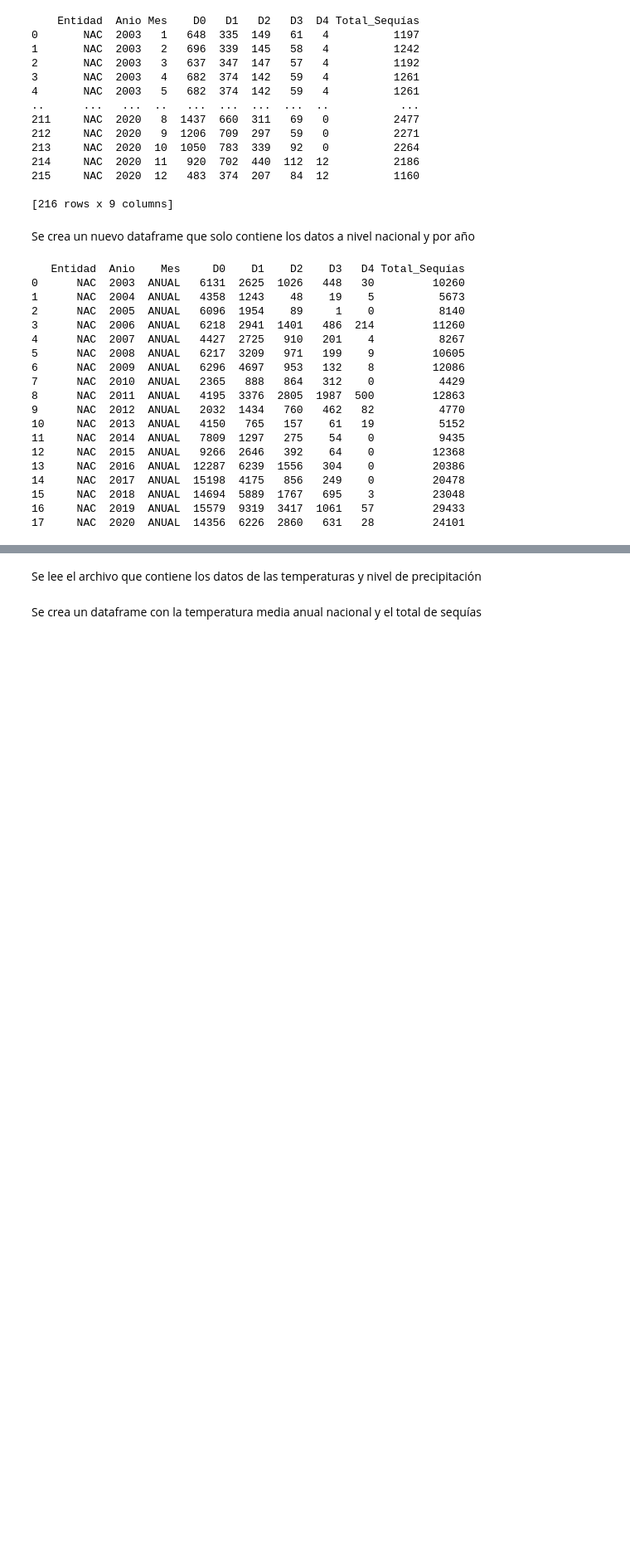
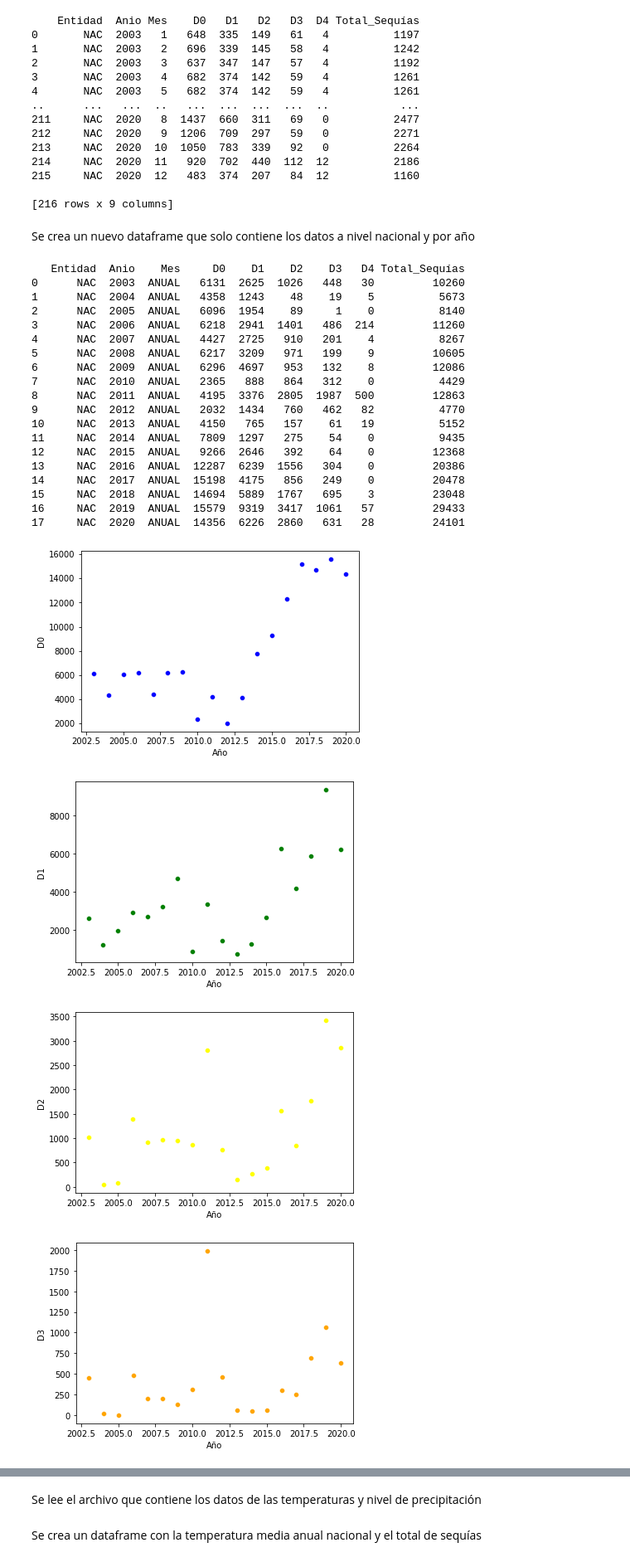
Before and after one commit to AdrianDiazGaxiola/Proyecto-Final, a Jupyter notebook: Sequías.ipynb, the cells around one changed output, grey strips where cells are left out. Shown at 83% size. Drawn from its saved outputs; the diff is of its cells as text; code cells hidden in the pictures; blank space fills up the shorter version.

```diff
--- a/Sequías.ipynb
+++ b/Sequías.ipynb
@@ -397,3 +400,22 @@ print(df4)
 15     NAC  2018  ANUAL  14694  5889  1767   695    3         23048
 16     NAC  2019  ANUAL  15579  9319  3417  1061   57         29433
 17     NAC  2020  ANUAL  14356  6226  2860   631   28         24101
+# %%
+df = df4
+
+colors = ['blue', 'green', 'yellow', 'orange', 'red', 'purple']
+
+df = df.rename(columns={'Anio': 'Año'})
+
+cat = ['D0', 'D1', 'D2', 'D3', 'D4', 'Total_Sequías']
+
+j = 0
+for i in cat:
+  plt.figure()
+  sns.scatterplot(x = df['Año'], y=df[i], color = colors[j])
+  j += 1
+# %% [output]
+[figure, added]
+[figure, added]
+[figure, added]
+[figure, added]
```
Also changed, not shown: parts of 9 cells of this notebook.
